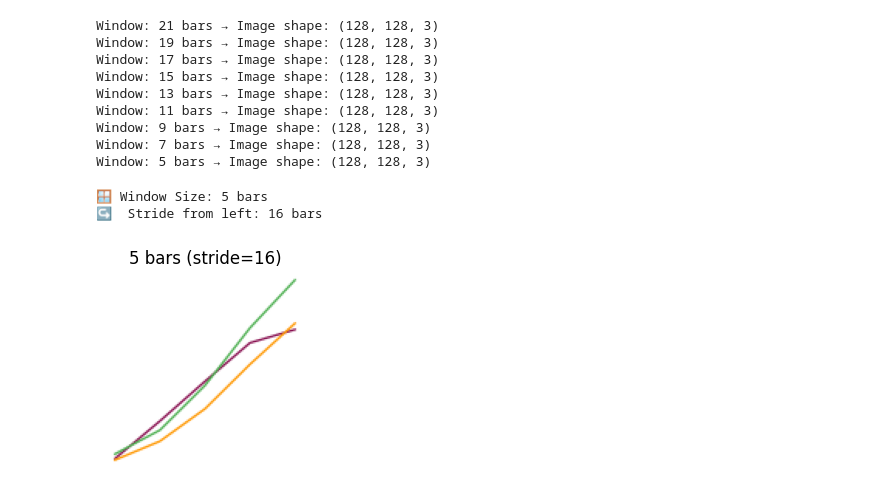
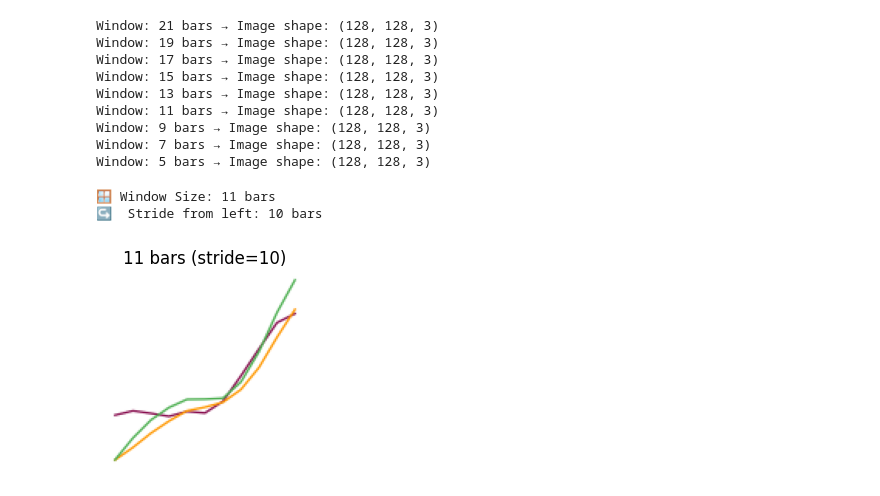
Before and after one commit to kjpou1/convolution-patterns, a Jupyter notebook: notebook/notebooks/pattern_plot_preview.ipynb, the cells around one changed output. Saved outputs shown, nothing was run; the diff lists cells and outputs as text; code cells hidden in the pictures.

```diff
--- a/notebook/notebooks/pattern_plot_preview.ipynb
+++ b/notebook/notebooks/pattern_plot_preview.ipynb
@@ -58,7 +58,7 @@ def load_and_plot_pattern(csv_path, num_days=DEFAULT_NUM_DAYS, image_size=DEFAUL
 
     plot_pattern_image(df, num_days=num_days, size=image_size, include_close=include_close)
 # %%
-signal_path = "/Users/kenneth/Public/projects/python/trading_strategies/convolution_strategy_ml/artifacts/preclose/AUD_JPY/AUD_JPY_processed_signals.csv"
+signal_path = "../../examples/AUD_JPY_processed_signals.csv"
 # %%
 # 🔵 With Close
 load_and_plot_pattern(signal_path, include_close=True)
@@ -169,10 +169,10 @@ def inspect_window(window_tuple, model=None, decode_fn=None, threshold=0.8):
 # %%
 windows = generate_sliding_windows(df, include_close=False)
 
 # Inspect one (e.g., the 3rd tier)
-inspect_window(windows[8])  # window_size = 17 bars
+inspect_window(windows[5])
 # %% [output]
-🪟 Window Size: 5 bars
-↪️  Stride from left: 16 bars
+🪟 Window Size: 11 bars
+↪️  Stride from left: 10 bars
-[figure, old version]
+[figure, new version]
 # %%
```
Also changed, not shown: parts of 1 cell of this notebook, 1 other file.
